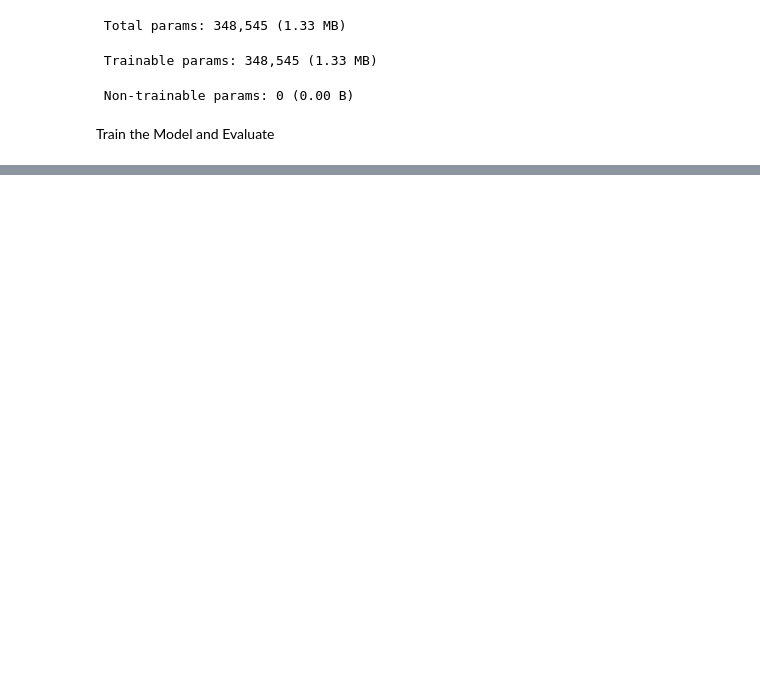
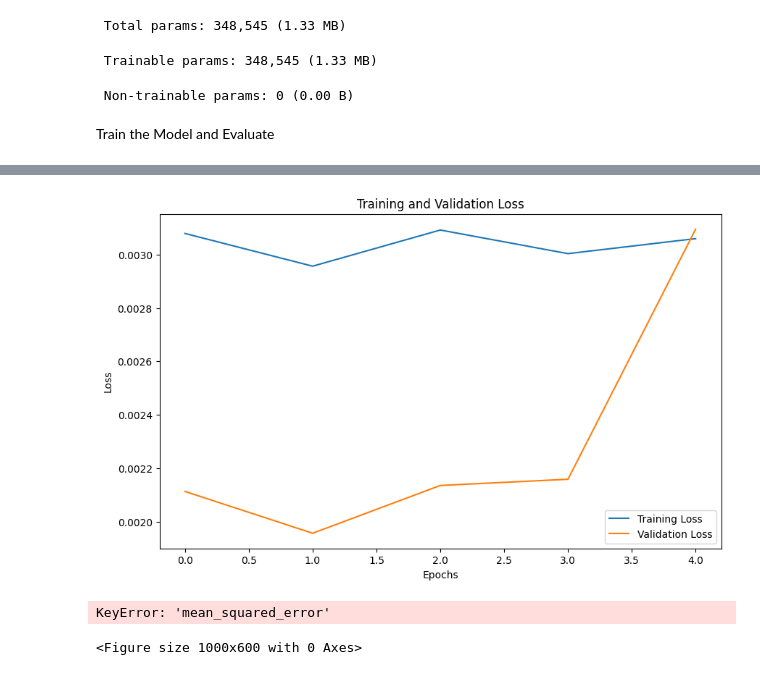
Before and after one commit to rizkyyilman/PrediksiSaham_GRU, a Jupyter notebook: app.ipynb, the cells around one changed output, grey strips where cells are left out. Cells and saved outputs as stored; diff of their text form; code cells hidden in the pictures; blank space fills up the shorter version.

```diff
--- a/app.ipynb
+++ b/app.ipynb
@@ -212,0 +266,61 @@ Epoch 40/100
+# %%
+from tensorflow.keras.callbacks import EarlyStopping
+import matplotlib.pyplot as plt
+from sklearn.metrics import mean_squared_error, mean_absolute_error, r2_score
+import numpy as np
+
+# Training the model and saving the history
+early_stop = EarlyStopping(monitor='val_loss', patience=3, restore_best_weights=True)
+history = model.fit(X_train, y_train, validation_split=0.2, epochs=100, batch_size=64, callbacks=[early_stop], verbose=1)
+
+# Plotting Training and Validation Loss
+plt.figure(figsize=(10, 6))
+plt.plot(history.history['loss'], label='Training Loss')
+plt.plot(history.history['val_loss'], label='Validation Loss')
+plt.title('Training and Validation Loss')
+plt.xlabel('Epochs')
+plt.ylabel('Loss')
+plt.legend()
+plt.show()
+
+# Plotting Training and Validation MSE
+plt.figure(figsize=(10, 6))
+plt.plot(history.history['mean_squared_error'], label='Training MSE')
+plt.plot(history.history['val_mean_squared_error'], label='Validation MSE')
+plt.title('Training and Validation MSE')
+plt.xlabel('Epochs')
+plt.ylabel('MSE')
+plt.legend()
+plt.show()
+
+# Plotting Training and Validation MAE
+plt.figure(figsize=(10, 6))
+plt.plot(history.history['mean_absolute_error'], label='Training MAE')
+plt.plot(history.history['val_mean_absolute_error'], label='Validation MAE')
+plt.title('Training and Validation MAE')
+plt.xlabel('Epochs')
+plt.ylabel('MAE')
+plt.legend()
+plt.show()
+
+# Plotting Training and Validation R2
+plt.figure(figsize=(10, 6))
+plt.plot(history.history['mean_absolute_error'], label='Training R²')
+plt.plot(history.history['val_mean_absolute_error'], label='Validation R²')
+plt.title('Training and Validation R²')
+plt.xlabel('Epochs')
+plt.ylabel('R²')
+plt.legend()
+plt.show()
+
+# Evaluate the model on the test set
+y_pred_test = model.predict(X_test, verbose=0)
+
+# Metrics
+mse = mean_squared_error(y_test, y_pred_test)
+rmse = np.sqrt(mse)
+mae = mean_absolute_error(y_test, y_pred_test)
+r2 = r2_score(y_test, y_pred_test)
+
+mse, rmse, mae, r2
+# %% [output]
@@ -212,0 +337,3 @@ Epoch 40/100
+[figure, added]
+KeyError: 'mean_squared_error'
+<Figure size 1000x600 with 0 Axes>
```
Also changed, not shown: parts of 6 cells of this notebook, 24 other files.
